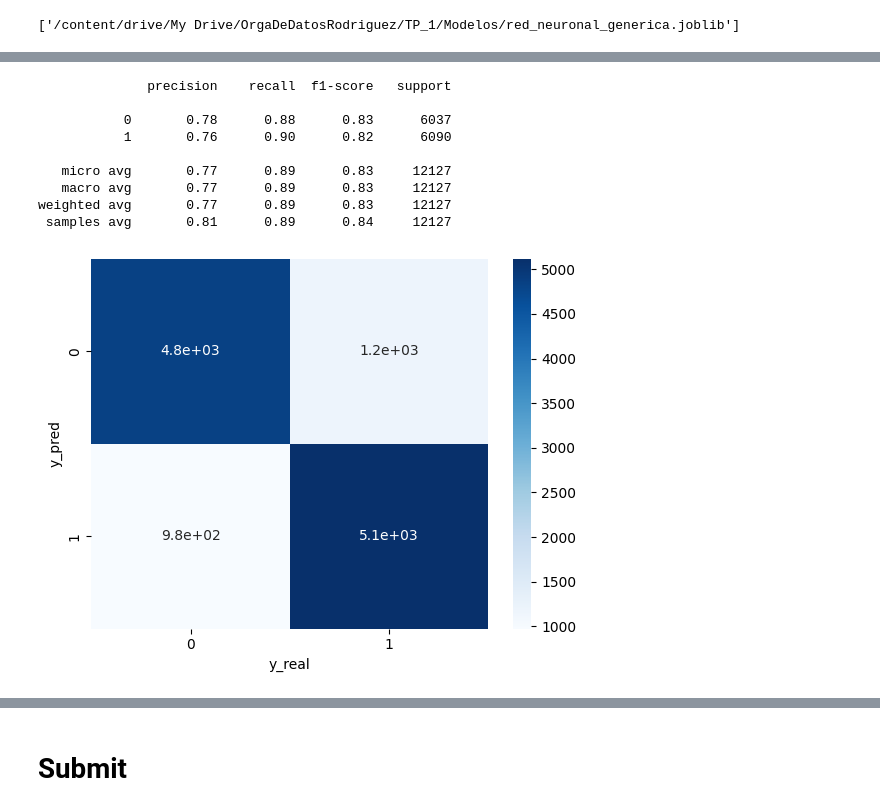
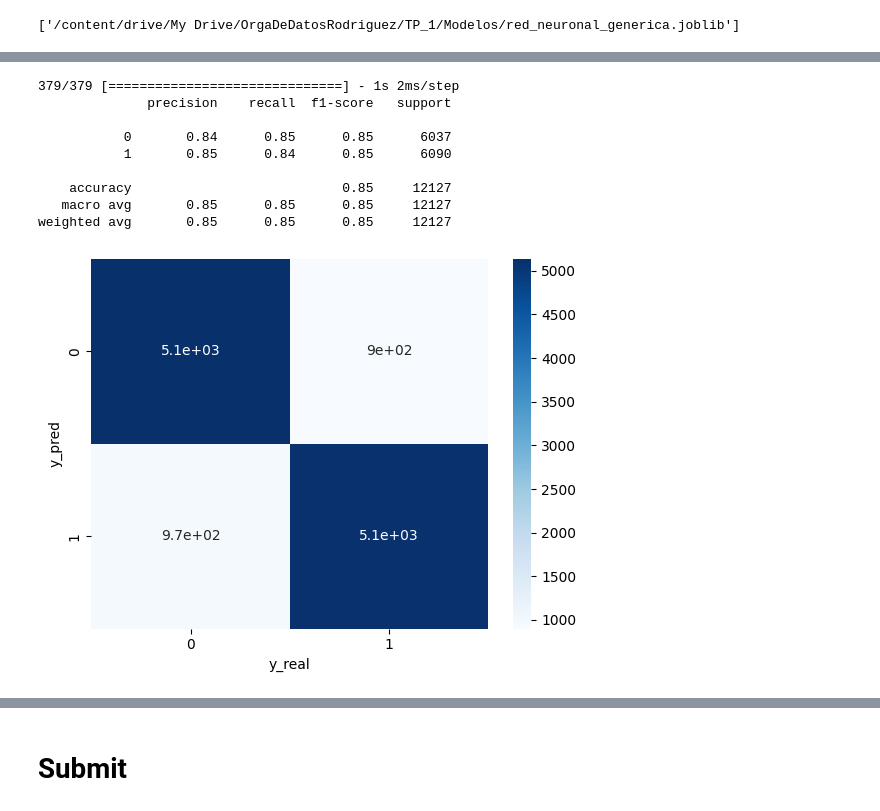
Before and after one commit to Saibot19/7506R-1C2023-GRUPO21, a Jupyter notebook: 7506R_TP1_GRUPO21_CHP4_ENTREGA.ipynb, the cells around one changed output, grey strips where cells are left out. Saved outputs shown, nothing was run; the diff lists cells and outputs as text; code cells hidden in the pictures.

```diff
--- a/7506R_TP1_GRUPO21_CHP4_ENTREGA.ipynb
+++ b/7506R_TP1_GRUPO21_CHP4_ENTREGA.ipynb
@@ -217,11 +197,13 @@ _________________________________________________________________
 # %%
-modelo_2.compile(
-  optimizer=keras.optimizers.SGD(learning_rate=0.001),
-  loss='categorical_crossentropy',
+modelo2= keras.Sequential([
+keras.layers.Dense(64,input_shape=(d_in,), activation='relu'),
+keras.layers.Dense(1, activation='sigmoid')])
+
+modelo2.compile(
+  optimizer="adam",
+  loss='binary_crossentropy',
   # metricas para ir calculando en cada iteracion o batch
-  metrics=['AUC'],
+  metrics=['accuracy'],
 )
 
-cant_epochs=100
-
-historia_modelo=modelo_2.fit(x_train_transform,y_train_encoder,epochs=cant_epochs,batch_size=16,verbose=False)
+historia_modelo=modelo2.fit(x_train_transform,y_train,epochs=100,batch_size=50,callbacks = tf.keras.callbacks.EarlyStopping("accuracy", patience=10),verbose=False)
@@ -235,22 +210,23 @@ y_real_classes=np.argmax(y_test_encoder,axis=1).tolist()
 # %%
-ds_validacion_iris=pd.DataFrame(y_pred_classes,y_real_classes).reset_index()
-ds_validacion_iris.columns=['y_pred','y_real']
+y_predic_ej1 = modelo2.predict(x_test_transform)
+y_predic_cat_ej1 = np.where(y_predic_ej1>0.5,1,0)
 
-y_pred_cat = np.where(y_pred>0.4,1,0)
+ds_validacion=pd.DataFrame(y_predic_cat_ej1,y_test).reset_index()
+ds_validacion.columns=['y_pred','y_real']
 
-tabla_iris=pd.crosstab(ds_validacion_iris.y_pred, ds_validacion_iris.y_real)
-grf=sns.heatmap(tabla_iris,annot=True, cmap = 'Blues')
-metricas(y_pred_cat,y_test_encoder)
+tabla=pd.crosstab(ds_validacion.y_pred, ds_validacion.y_real)
+grf=sns.heatmap(tabla,annot=True, cmap = 'Blues')
+metricas(y_predic_cat_ej1,y_test)
 plt.show()
 # %% [output]
+379/379 [==============================] - 1s 2ms/step
               precision    recall  f1-score   support
 
-           0       0.78      0.88      0.83      6037
-           1       0.76      0.90      0.82      6090
+           0       0.84      0.85      0.85      6037
+           1       0.85      0.84      0.85      6090
 
-   micro avg       0.77      0.89      0.83     12127
-   macro avg       0.77      0.89      0.83     12127
-weighted avg       0.77      0.89      0.83     12127
- samples avg       0.81      0.89      0.84     12127
+    accuracy                           0.85     12127
+   macro avg       0.85      0.85      0.85     12127
+weighted avg       0.85      0.85      0.85     12127
-[figure, old version]
+[figure, new version]
 # %%
```
Also changed, not shown: parts of 45 cells of this notebook.
